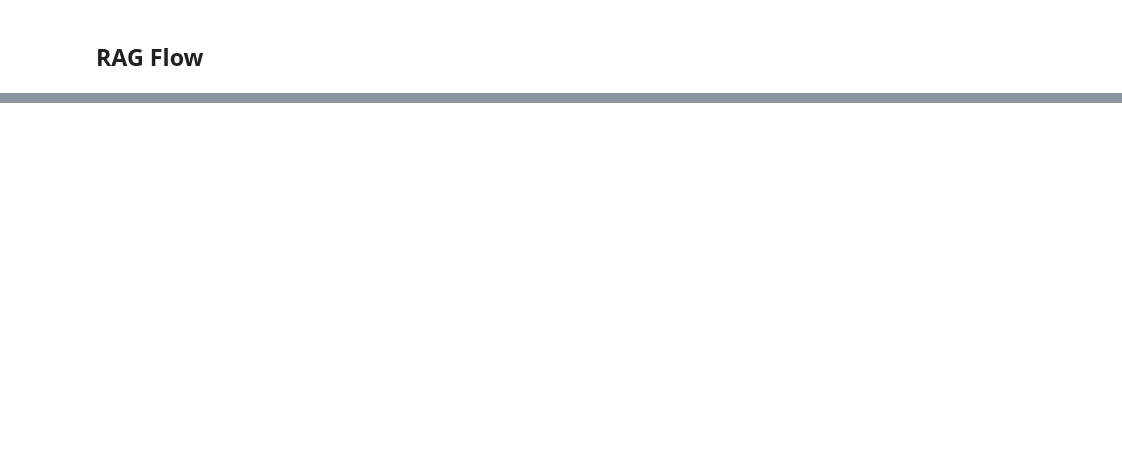
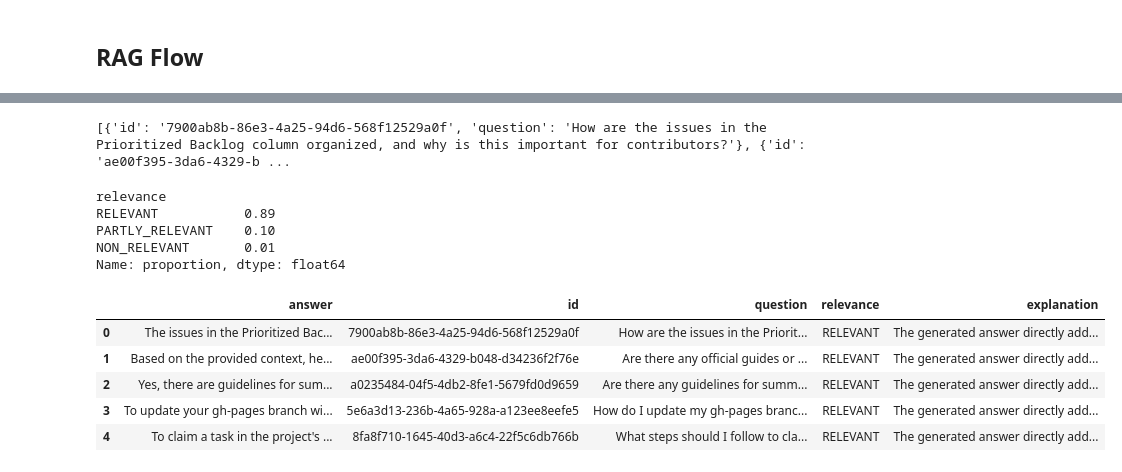
Before and after one commit to agutiernc/contributor_assistant, a Jupyter notebook: rag_test.ipynb, the cells around one changed output, grey strips where cells are left out. Drawn from its saved outputs; the diff is of its cells as text; code cells hidden in the pictures; blank space fills up the shorter version.

Commit message:
rag evaluations

```diff
--- a/rag_test.ipynb
+++ b/rag_test.ipynb
@@ -472,0 +538,45 @@ The best way to find GitHub issues to work on is by checking the GitHub Project
+# %%
+print(sample[:3])
+# %% [output]
+[{'id': '7900ab8b-86e3-4a25-94d6-568f12529a0f', 'question': 'How are the issues in the Prioritized Backlog column organized, and why is this important for contributors?'}, {'id': 'ae00f395-3da6-4329-b ...
+# %%
+evaluations = []
+
+for record in tqdm(sample):
+    question = record['question']
+    answer_llm = rag(question)
+
+    prompt = prompt2_template.format(
+        question=question,
+        answer_llm=answer_llm
+    )
+
+    evaluation = llm(prompt)
+
+    evaluations.append((record, answer_llm, evaluation))
+# %%
+df_eval = pd.DataFrame(evaluations, columns=['record', 'answer', 'evaluation'])
+# %%
+def safe_parse(item):
+    if isinstance(item, dict):
+        return item
+    try:
+        return json.loads(item)
+    except:
+        return {}
+# %%
+df_eval['id'] = df_eval.record.apply(lambda d: safe_parse(d).get('id'))
+df_eval['question'] = df_eval.record.apply(lambda d: safe_parse(d).get('question'))
+df_eval['relevance'] = df_eval.evaluation.apply(lambda d: safe_parse(d).get('Relevance'))
+df_eval['explanation'] = df_eval.evaluation.apply(lambda d: safe_parse(d).get('Explanation'))
+
+del df_eval['record']
+del df_eval['evaluation']
+# %%
+df_eval.relevance.value_counts(normalize=True)
+# %% [output]
+relevance
+RELEVANT           0.89
+PARTLY_RELEVANT    0.10
+NON_RELEVANT       0.01
+Name: proportion, dtype: float64
@@ -472,0 +585,9 @@ The best way to find GitHub issues to work on is by checking the GitHub Project
+# %%
+df_eval.head()
+# %% [output]
+|  | answer | id | question | relevance | explanation |
+| 0 | The issues in the Prioritized Bac... | 7900ab8b-86e3-4a25-94d6-568f12529a0f | How are the issues in the Priorit... | RELEVANT | The generated answer directly add... |
+| 1 | Based on the provided context, he... | ae00f395-3da6-4329-b048-d34236f2f76e | Are there any official guides or ... | RELEVANT | The generated answer directly add... |
+| 2 | Yes, there are guidelines for sum... | a0235484-04f5-4db2-8fe1-5679fd0d9659 | Are there any guidelines for summ... | RELEVANT | The generated answer directly add... |
+| 3 | To update your gh-pages branch wi... | 5e6a3d13-236b-4a65-928a-a123ee8eefe5 | How do I update my gh-pages branc... | RELEVANT | The generated answer directly add... |
+| 4 | To claim a task in the project's ... | 8fa8f710-1645-40d3-a6c4-22f5c6db766b | What steps should I follow to cla... | RELEVANT | The generated answer directly add... |
```
Also changed, not shown: parts of 39 cells of this notebook, 2 other files.
